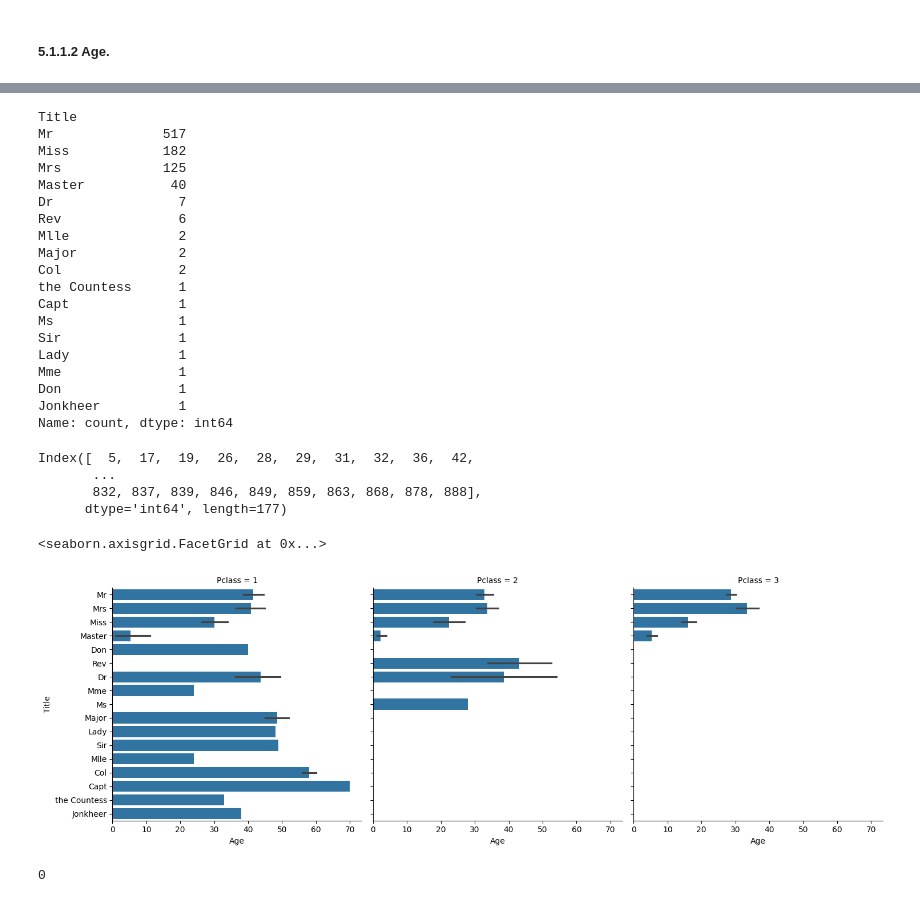
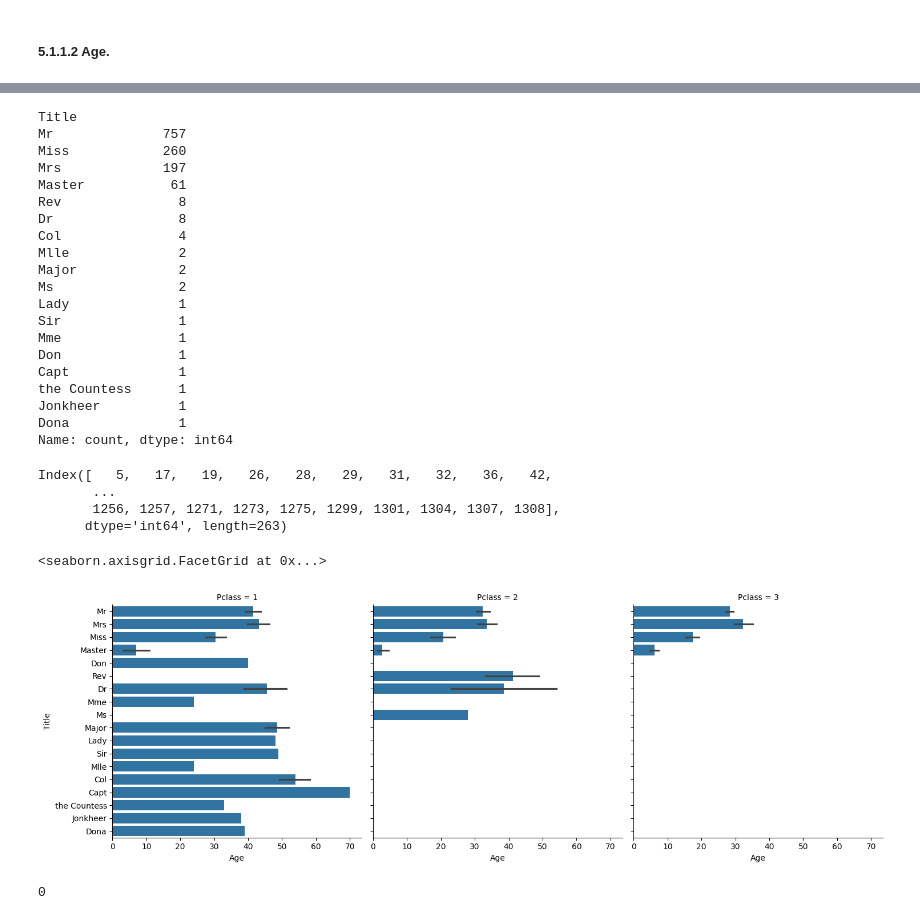
Before and after one commit to Fabiqula/Titanic_kaggle, a Jupyter notebook: main.ipynb, the cells around one changed output, grey strips where cells are left out. Drawn from its saved outputs; the diff is of its cells as text; code cells hidden in the pictures.

```diff
--- a/main.ipynb
+++ b/main.ipynb
@@ -656,0 +578,6 @@ train['Embarked'] = train.Embarked.fillna(mode)
+# %%
+test.Fare = test.Fare.fillna(median)
+# %%
+combine = pd.concat([train,test], axis=0).reset_index(drop=True)
+# %%
+combine['Sex'] = combine['Sex'].map({'male': 0, 'female': 1})
@@ -668,2 +600,2 @@ train.head()
 # %%
-train['Title'] = [title.split(',')[1].split('.')[0].strip() for title in train.Name]
+combine['Title'] = [title.split(',')[1].split('.')[0].strip() for title in combine.Name]
@@ -679,36 +602,37 @@ train.head()
 # %%
-train.Title.value_counts()
+combine.Title.value_counts()
 # %% [output]
 Title
-Mr              517
-Miss            182
-Mrs             125
-Master           40
-Dr                7
-Rev               6
+Mr              757
+Miss            260
+Mrs             197
+Master           61
+Rev               8
+Dr                8
+Col               4
 Mlle              2
 Major             2
-Col               2
-the Countess      1
-Capt              1
-Ms                1
+Ms                2
+Lady              1
 Sir               1
-Lady              1
 Mme               1
 Don               1
+Capt              1
+the Countess      1
 Jonkheer          1
+Dona              1
 Name: count, dtype: int64
 # %%
-nan_idx = train.query('Age.isnull()').index
+nan_idx = combine.query('Age.isnull()').index
 nan_idx
 # %% [output]
-Index([  5,  17,  19,  26,  28,  29,  31,  32,  36,  42,
+Index([   5,   17,   19,   26,   28,   29,   31,   32,   36,   42,
        ...
-       832, 837, 839, 846, 849, 859, 863, 868, 878, 888],
-      dtype='int64', length=177)
+       1256, 1257, 1271, 1273, 1275, 1299, 1301, 1304, 1307, 1308],
+      dtype='int64', length=263)
 # %%
-sns.catplot(data=train, x='Age', y='Title',col='Pclass', kind='bar')
+sns.catplot(data=combine, x='Age', y='Title',col='Pclass', kind='bar')
 # %% [output]
 <seaborn.axisgrid.FacetGrid at 0x...>
-[figure, old version]
+[figure, new version]
 # %%
```
Also changed, not shown: parts of 48 cells of this notebook.
